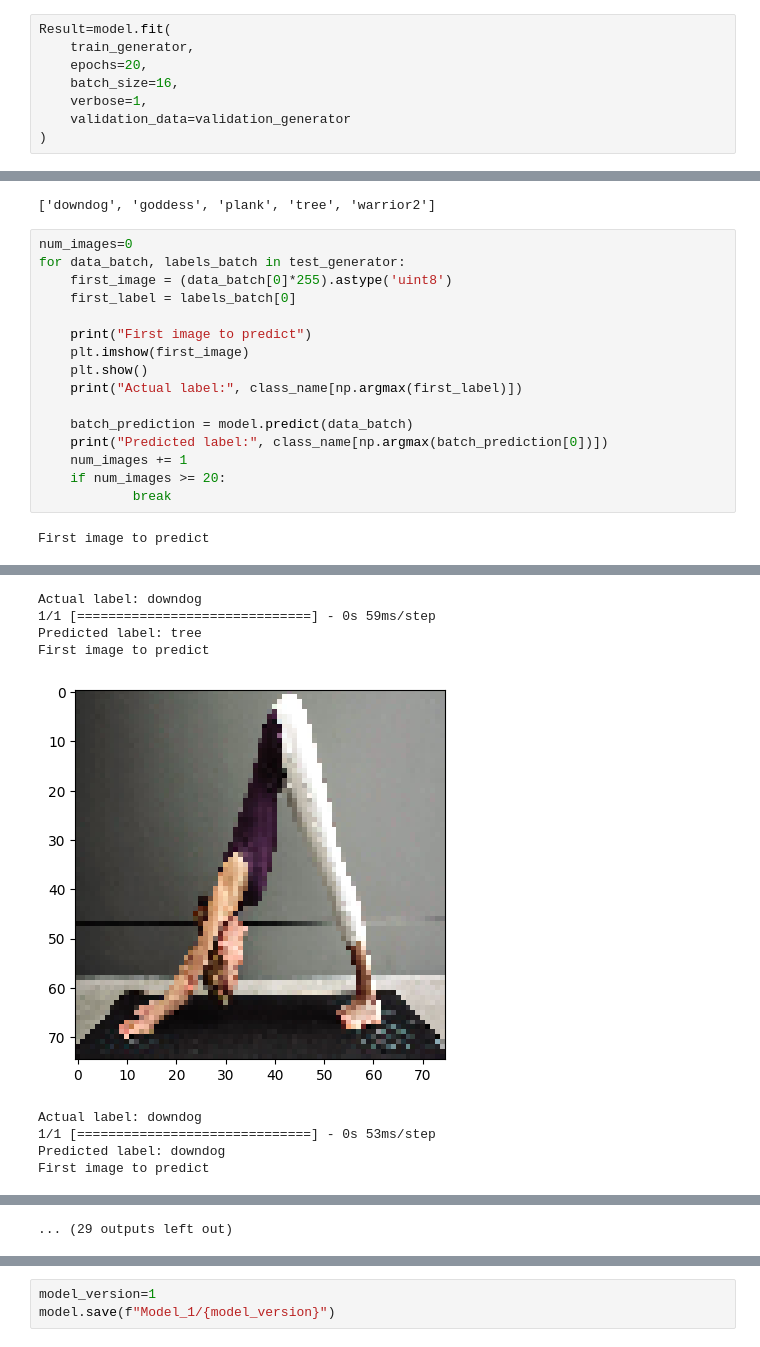
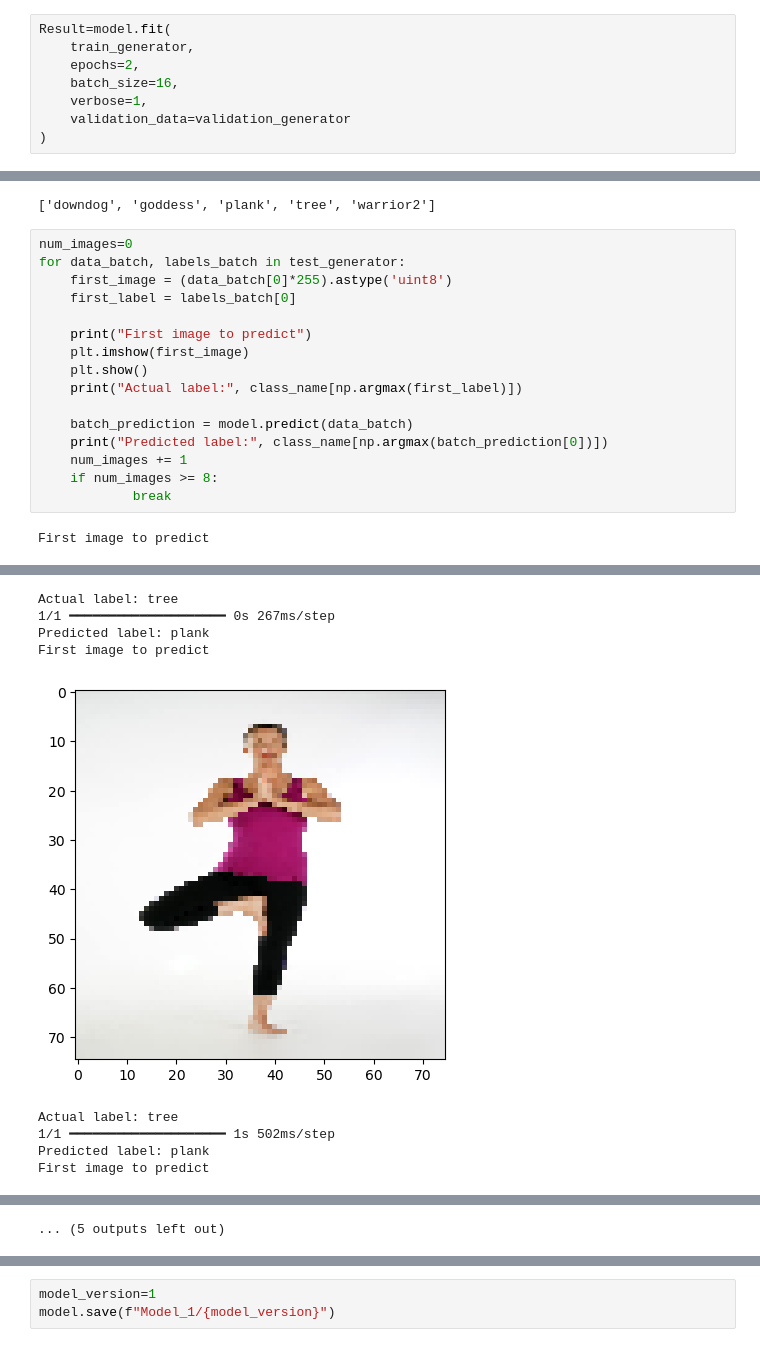
Before and after one commit to Himangshu-Sarma/Yoga-Posture-Detection, a Jupyter notebook: model.ipynb, the cells around one changed output, grey strips where cells are left out. Saved outputs shown, nothing was run; the diff lists cells and outputs as text.

```diff
--- a/model.ipynb
+++ b/model.ipynb
@@ -126,7 +126,7 @@ ImageFile.LOAD_TRUNCATED_IMAGES = True
 # %%
 Result=model.fit(
     train_generator,
-    epochs=20,
+    epochs=2,
     batch_size=16,
     verbose=1,
     validation_data=validation_generator
@@ -186,7 +187,7 @@ for data_batch, labels_batch in test_generator:
     batch_prediction = model.predict(data_batch)
     print("Predicted label:", class_name[np.argmax(batch_prediction[0])])
     num_images += 1
-    if num_images >= 20:
+    if num_images >= 8:
             break
 # %% [output]
 First image to predict
@@ -194,9 +195,9 @@ First image to predict
-Actual label: downdog
-1/1 [==============================] - 0s 59ms/step
-Predicted label: tree
+Actual label: tree
+1/1 ━━━━━━━━━━━━━━━━━━━━ 0s 267ms/step
+Predicted label: plank
 First image to predict
-[figure, old version]
+[figure, new version]
-Actual label: downdog
-1/1 [==============================] - 0s 53ms/step
-Predicted label: downdog
+Actual label: tree
+1/1 ━━━━━━━━━━━━━━━━━━━━ 1s 502ms/step
+Predicted label: plank
 First image to predict
@@ -219,4 +220,4 @@ First image to predict
-... (29 outputs left out)
+... (5 outputs left out)
 # %%
 
 import tensorflow as tf
```
Also changed, not shown: parts of 4 cells of this notebook, 2 other files.
